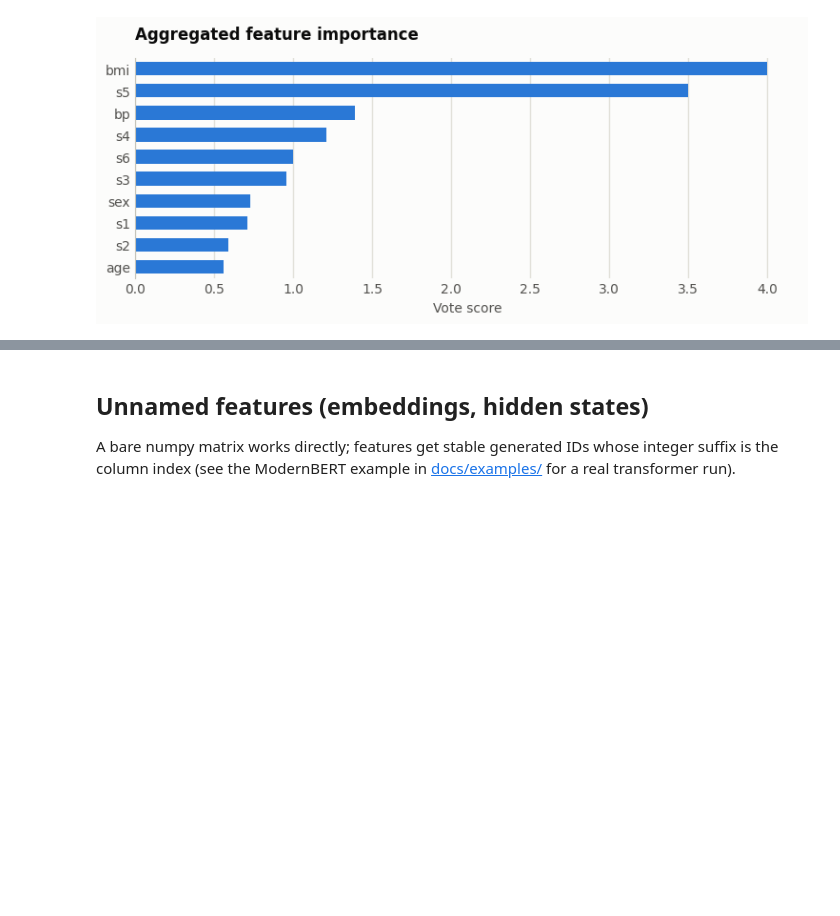
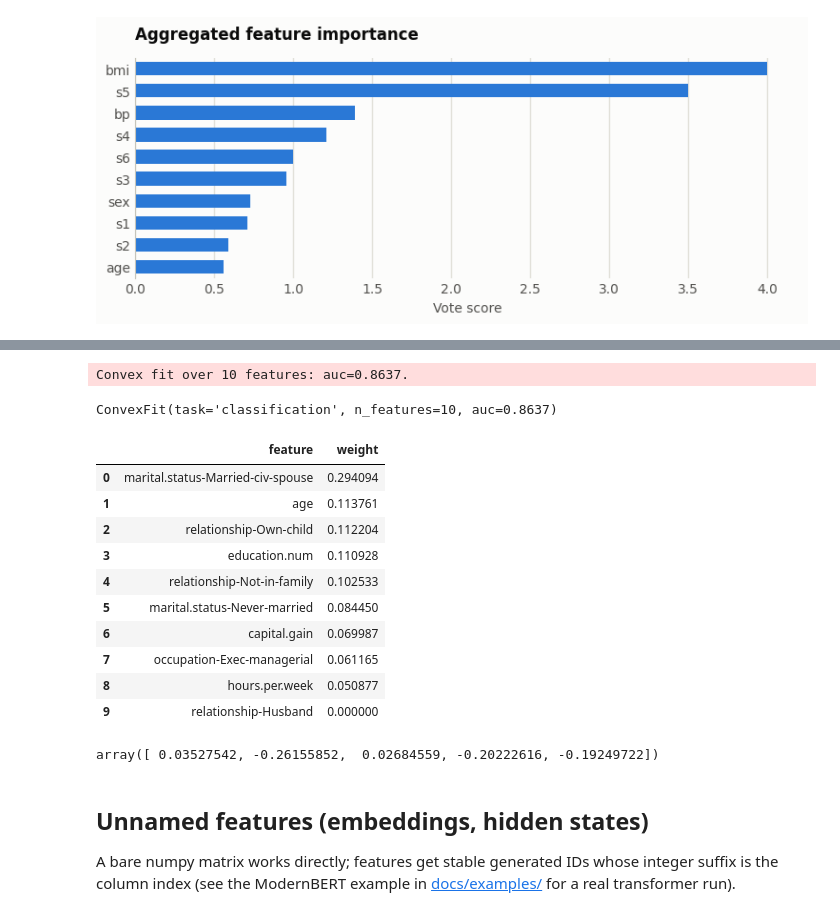
Before and after one commit to lhallee/featureranker, a Jupyter notebook: example_usage.ipynb, the cells around one changed output, grey strips where cells are left out. Saved outputs shown, nothing was run; the diff lists cells and outputs as text; code cells hidden in the pictures; blank space fills up the shorter version.

```diff
--- a/example_usage.ipynb
+++ b/example_usage.ipynb
@@ -124,3 +199,28 @@ Method l1 finished in 0.00 s.
+# %%
+fit = adult_result.fit_convex(X_adult, y_adult, top_n=10)
+fit
+# %% [output]
+Convex fit over 10 features: auc=0.8637.
+ConvexFit(task='classification', n_features=10, auc=0.8637)
+# %%
+fit.table()
+# %% [output]
+|  | feature | weight |
+| 0 | marital.status-Married-civ-spouse | 0.294094 |
+| 1 | age | 0.113761 |
+| 2 | relationship-Own-child | 0.112204 |
+| 3 | education.num | 0.110928 |
+| 4 | relationship-Not-in-family | 0.102533 |
+| 5 | marital.status-Never-married | 0.084450 |
+| 6 | capital.gain | 0.069987 |
+| 7 | occupation-Exec-managerial | 0.061165 |
+| 8 | hours.per.week | 0.050877 |
+| 9 | relationship-Husband | 0.000000 |
+# %%
+scores = fit.predict(X_adult)  # rank any rows carrying the same features
+scores[:5]
+# %% [output]
+array([ 0.03527542, -0.26155852,  0.02684559, -0.20222616, -0.19249722])
 # %% [markdown]
 ## Unnamed features (embeddings, hidden states)
 
```
Also changed, not shown: parts of 5 cells of this notebook, 14 other files.
